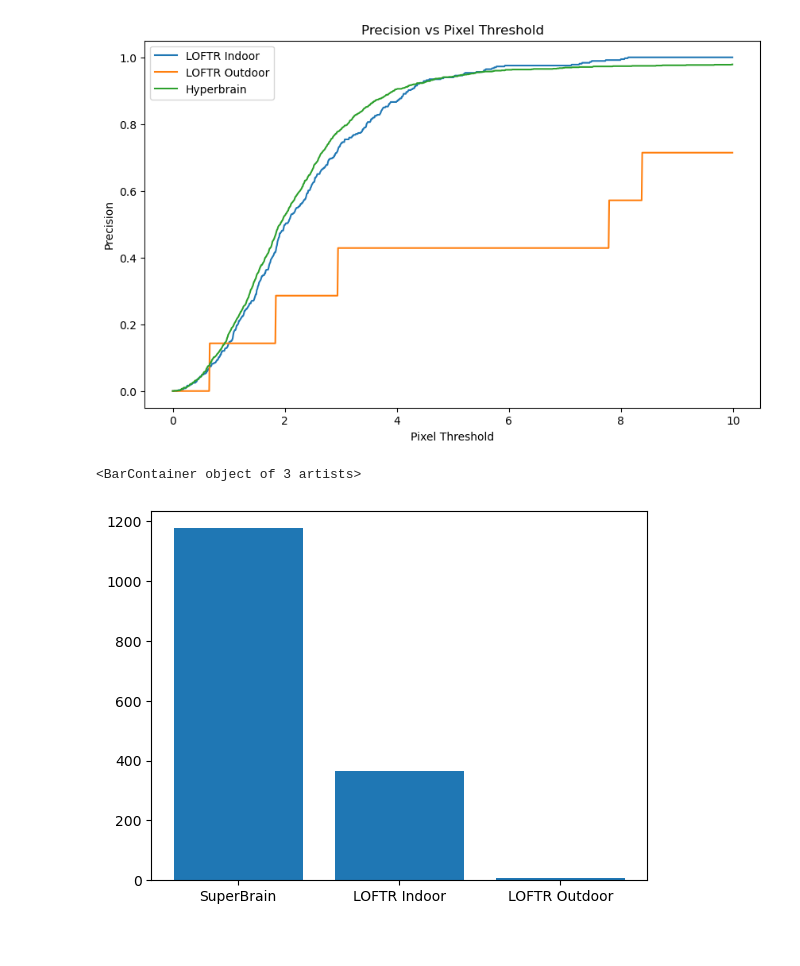
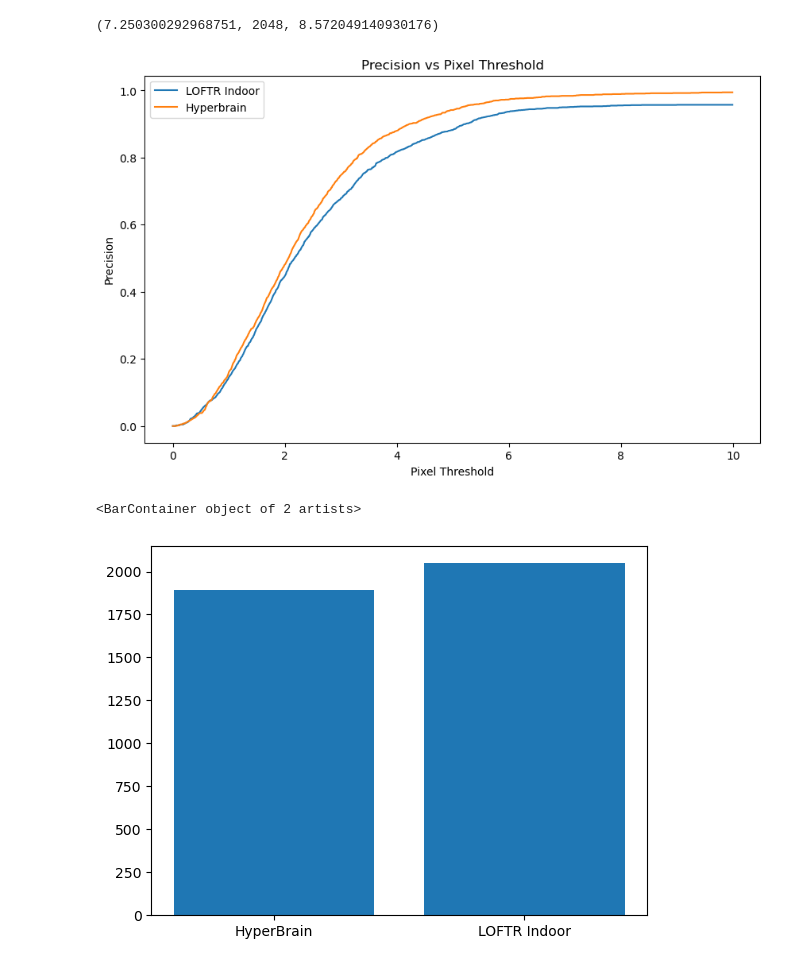
Before and after one commit to rorinr/HyperBrain, a Jupyter notebook: notebooks/evaluation/evaluation.ipynb, the cells around one changed output. Drawn from its saved outputs; the diff is of its cells as text; code cells hidden in the pictures.

```diff
--- a/notebooks/evaluation/evaluation.ipynb
+++ b/notebooks/evaluation/evaluation.ipynb
@@ -91,0 +28,4 @@ evaluation_metrics_hyperbrain["match_precision"] = {float(key): value for key, v
+# %%
+auc_indoor, number_of_matches_indoor, entropy_indoor
+# %% [output]
+(7.250300292968751, 2048, 8.572049140930176)
@@ -92,11 +42,11 @@ evaluation_metrics_hyperbrain["match_precision"] = {float(key): value for key, v
 # %%
-plot_precision_vs_threshold(match_precision_indoor, match_precision_outdoor, evaluation_metrics_hyperbrain["match_precision"], labels=["LOFTR Indoor", "LOFTR Outdoor", "Hyperbrain"])
+plot_precision_vs_threshold(match_precision_indoor, match_precision_hyperbrain, labels=["LOFTR Indoor", "Hyperbrain"])
 # %% [output]
-[figure, old version]
+[figure, new version]
 # %%
 import matplotlib.pyplot as plt
-plt.bar(["SuperBrain", "LOFTR Indoor", "LOFTR Outdoor"], [evaluation_metrics_hyperbrain["number_of_matches"], number_of_matches_indoor, number_of_matches_outdoor])
+plt.bar(["HyperBrain", "LOFTR Indoor"], [number_of_matches_hyperbrain, number_of_matches_indoor])
 # %% [output]
-<BarContainer object of 3 artists>
+<BarContainer object of 2 artists>
-[figure, old version]
+[figure, new version]
 # %%
```
Also changed, not shown: parts of 15 cells of this notebook, 21 other files.
